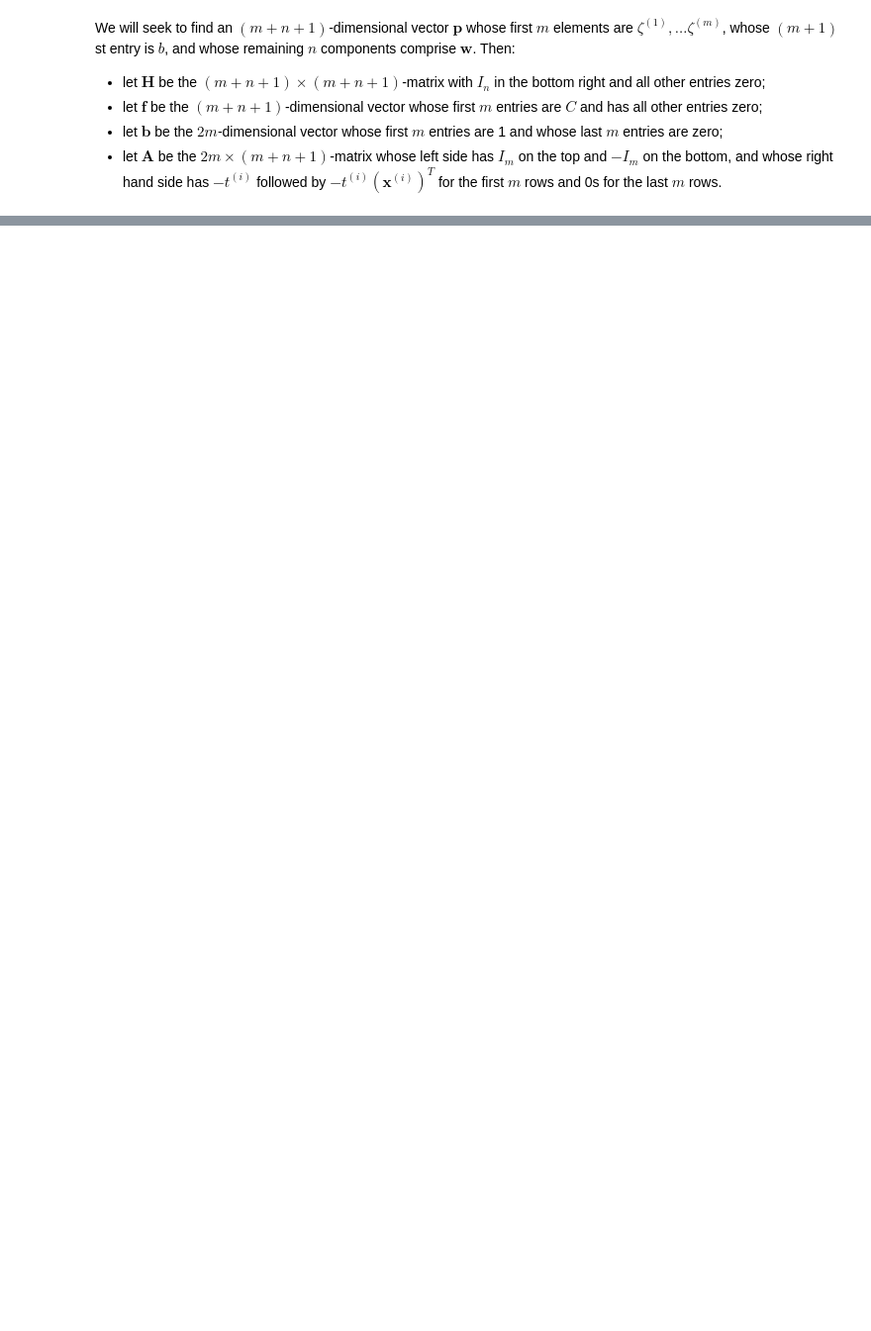
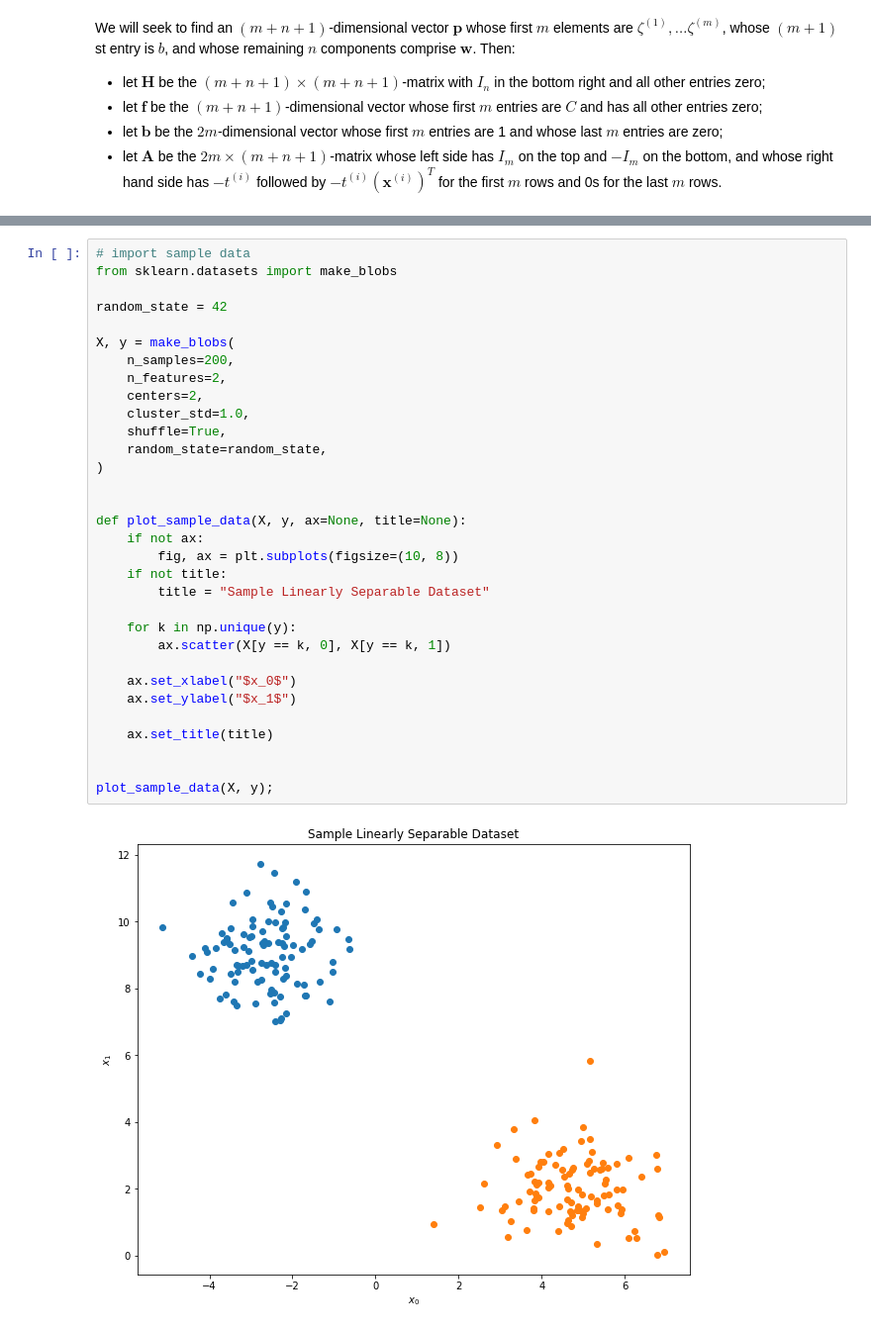
Before and after one commit to chris-leonard/hands-on-machine-learning, a Jupyter notebook: chapter-5/chapter-5-exercises.ipynb, the cells around one changed output, grey strips where cells are left out. Shown at 99% size. Drawn from its saved outputs; the diff is of its cells as text; blank space fills up the shorter version.

```diff
--- a/chapter-5/chapter-5-exercises.ipynb
+++ b/chapter-5/chapter-5-exercises.ipynb
@@ -67,0 +80,34 @@ We will seek to find an $(m+n+1)$-dimensional vector $\mathbf{p}$ whose first $m
+# %%
+# import sample data
+from sklearn.datasets import make_blobs
+
+random_state = 42
+
+X, y = make_blobs(
+    n_samples=200,
+    n_features=2,
+    centers=2,
+    cluster_std=1.0,
+    shuffle=True,
+    random_state=random_state,
+)
+
+
+def plot_sample_data(X, y, ax=None, title=None):
+    if not ax:
+        fig, ax = plt.subplots(figsize=(10, 8))
+    if not title:
+        title = "Sample Linearly Separable Dataset"
+
+    for k in np.unique(y):
+        ax.scatter(X[y == k, 0], X[y == k, 1])
+
+    ax.set_xlabel("$x_0$")
+    ax.set_ylabel("$x_1$")
+
+    ax.set_title(title)
+
+
+plot_sample_data(X, y);
+# %% [output]
+[figure, added]
```
Also changed, not shown: parts of 15 cells of this notebook.
